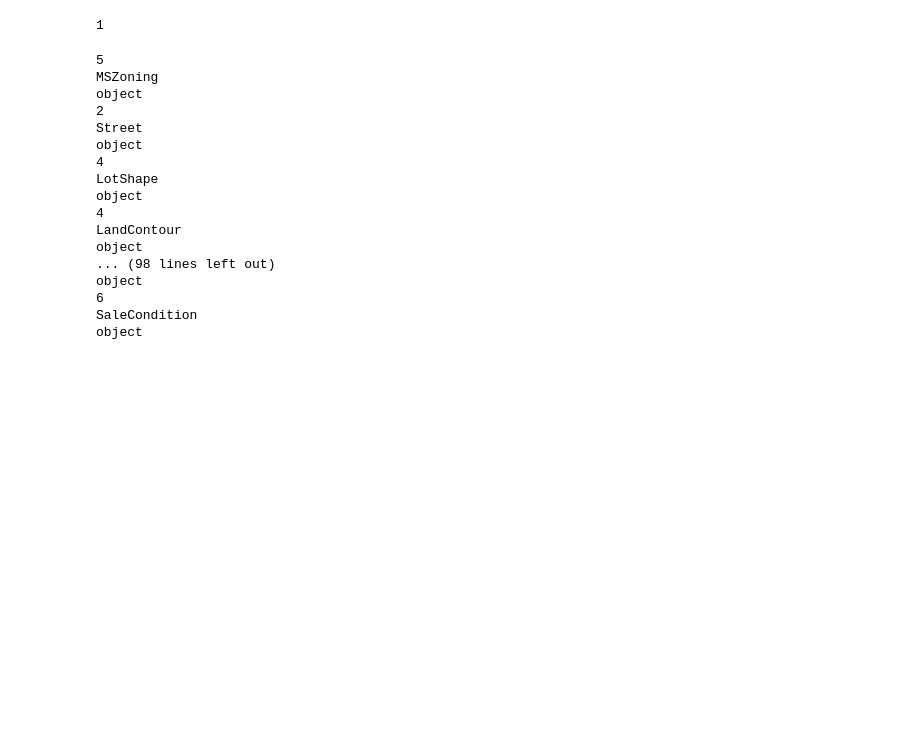
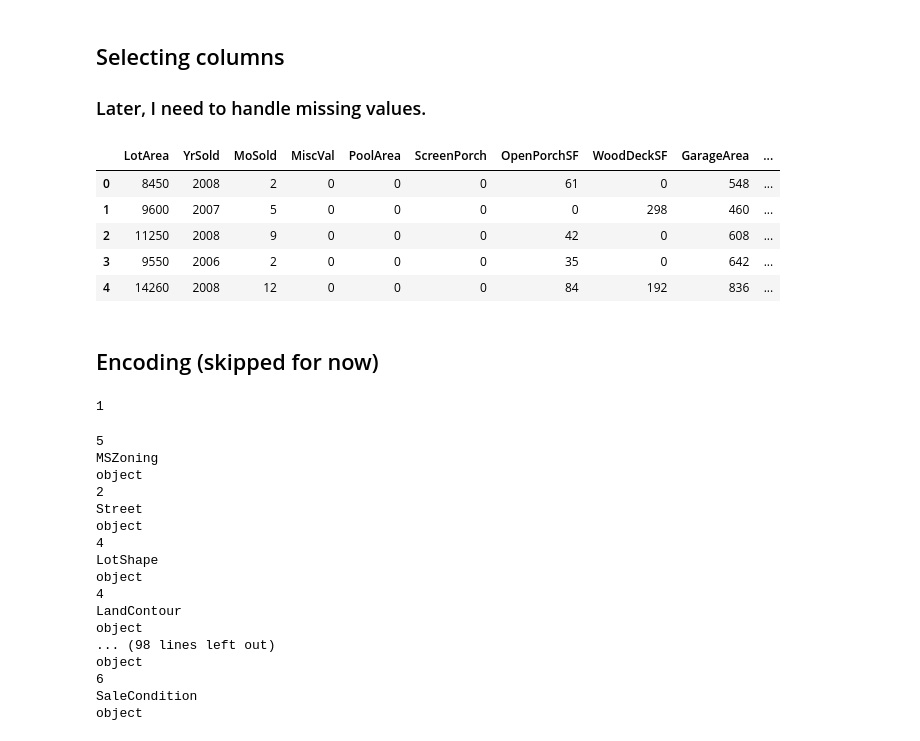
Before and after one commit to tutss/kaggle, a Jupyter notebook: knowledge/house-prices.ipynb, the cells around one changed output. Cells and saved outputs as stored; diff of their text form; code cells hidden in the pictures; blank space fills up the shorter version.

```diff
--- a/knowledge/house-prices.ipynb
+++ b/knowledge/house-prices.ipynb
@@ -18,0 +71,18 @@ train_df = train_df.dropna(axis=0)
+# %% [markdown]
+## Selecting columns
+### Later, I need to handle missing values.
+# %%
+# train_df = train_df.drop(labels=['PoolQC', 'Fence', 'MiscFeature', 'Alley', 'Id', 'FireplaceQu'], axis=1)
+use_cols = ['LotArea', 'YrSold', 'MoSold', 'MiscVal','PoolArea','ScreenPorch',
+              'OpenPorchSF','WoodDeckSF','GarageArea','GarageCars','Fireplaces',
+              'KitchenAbvGr', 'BedroomAbvGr', 'FullBath', 'HalfBath', 'GrLivArea',
+              'YearBuilt', 'OverallQual', 'OverallCond', 'LotArea', 'MSSubClass']
+X = train_df[use_cols]
+X.head()
+# %% [output]
+|  | LotArea | YrSold | MoSold | MiscVal | PoolArea | ScreenPorch | OpenPorchSF | WoodDeckSF | GarageArea | ... |
+| 0 | 8450 | 2008 | 2 | 0 | 0 | 0 | 61 | 0 | 548 | ... |
+| 1 | 9600 | 2007 | 5 | 0 | 0 | 0 | 0 | 298 | 460 | ... |
+| 2 | 11250 | 2008 | 9 | 0 | 0 | 0 | 42 | 0 | 608 | ... |
+| 3 | 9550 | 2006 | 2 | 0 | 0 | 0 | 35 | 0 | 642 | ... |
+| 4 | 14260 | 2008 | 12 | 0 | 0 | 0 | 84 | 192 | 836 | ... |
@@ -19,3 +91,5 @@ train_df = train_df.dropna(axis=0)
+# %% [markdown]
+## Encoding (skipped for now)
 # %%
 label_columns = list(train_df.dtypes[train_df.dtypes == object].index)
 # %%
```
Also changed, not shown: parts of 19 cells of this notebook, 1 other file.
